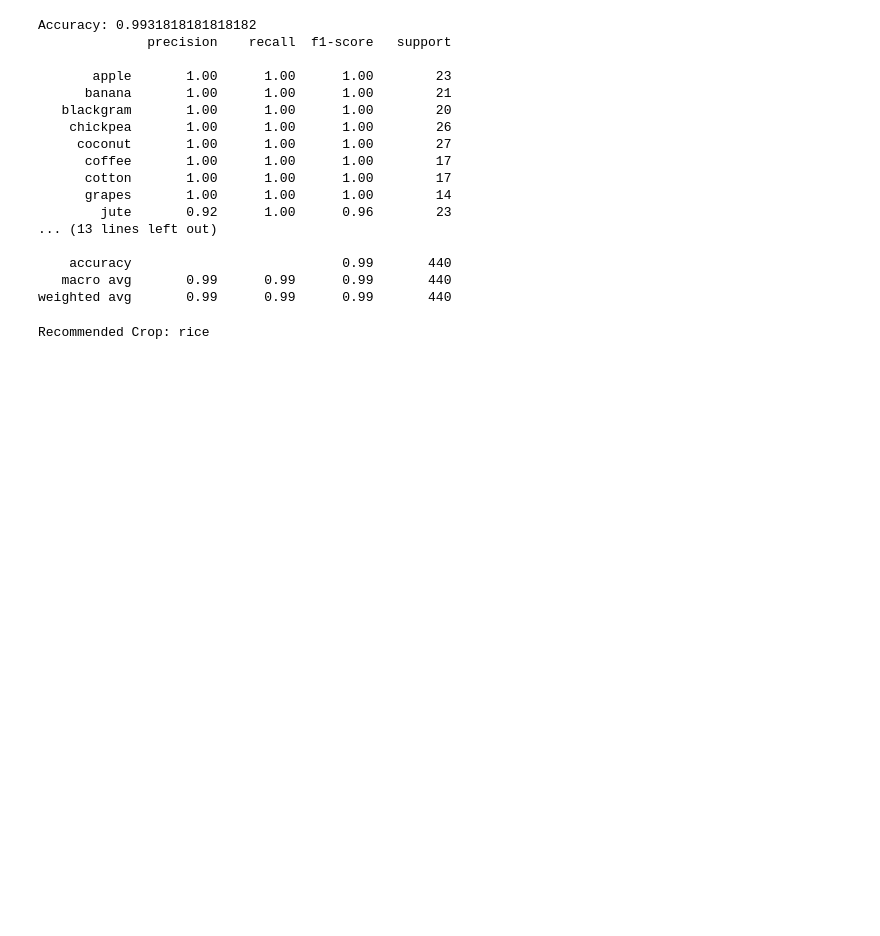
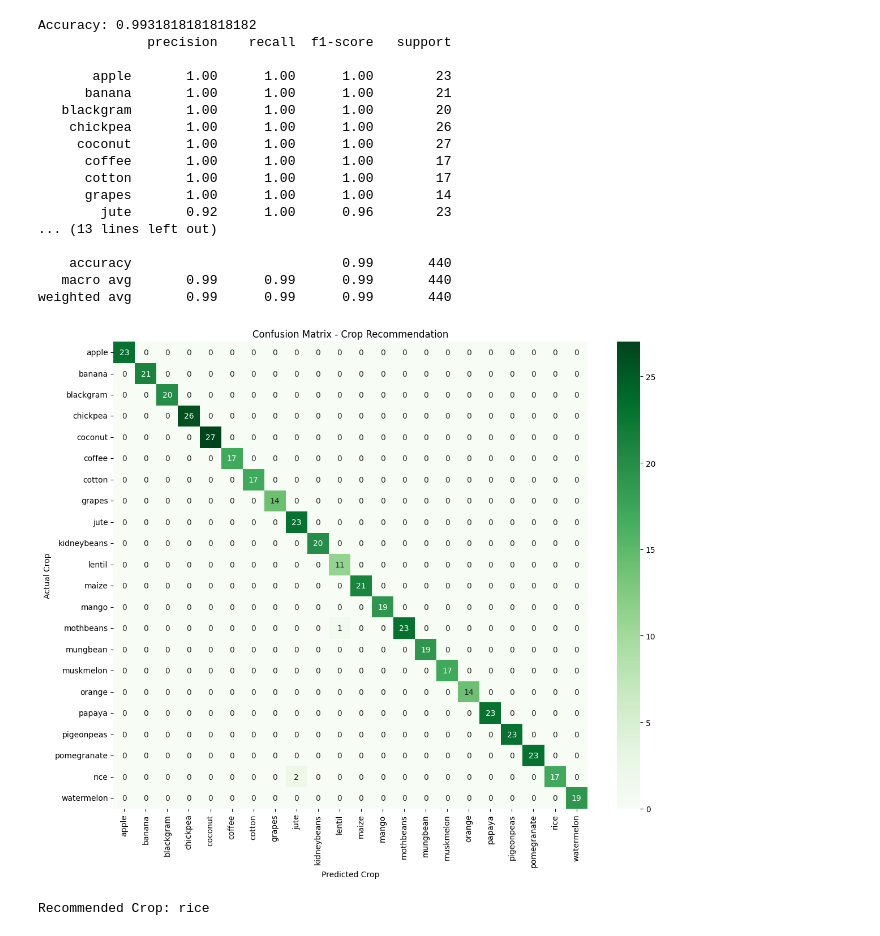
Before and after one commit to PxKhadkekar/Crop-ML-Model, a Jupyter notebook: crop_rec_sys.ipynb, the cells around one changed output. Saved outputs shown, nothing was run; the diff lists cells and outputs as text; code cells hidden in the pictures; blank space fills up the shorter version.

```diff
--- a/crop_rec_sys.ipynb
+++ b/crop_rec_sys.ipynb
@@ -59,11 +63,3 @@ memory usage: 137.6+ KB
 | 50% | 37.000000 | 51.000000 | 32.000000 | 25.598693 | 80.473146 | 6.425045 | 94.867624 |
 | 75% | 84.250000 | 68.000000 | 49.000000 | 28.561654 | 89.948771 | 6.923643 | 124.267508 |
 | max | 140.000000 | 145.000000 | 205.000000 | 43.675493 | 99.981876 | 9.935091 | 298.560117 |
-# %%
-import pandas as pd
-
-df = pd.read_csv("/content/crop-recommendation-dataset/Crop_recommendation.csv")
-
-df.head()
-df.info()
-df.describe()
@@ -134,4 +111,23 @@ Accuracy: 0.9931818181818182
     accuracy                           0.99       440
    macro avg       0.99      0.99      0.99       440
 weighted avg       0.99      0.99      0.99       440
+# %%
+# Visualize performance using confusion matrix
+import matplotlib.pyplot as plt
+import seaborn as sns
+from sklearn.metrics import confusion_matrix
+
+# Generate and plot confusion matrix
+cm = confusion_matrix(y_test, y_pred)
+plt.figure(figsize=(12, 10))
+sns.heatmap(cm, annot=True, fmt='d', cmap='Greens', xticklabels=le.classes_, yticklabels=le.classes_)
+plt.title("Confusion Matrix - Crop Recommendation")
+plt.xlabel("Predicted Crop")
+plt.ylabel("Actual Crop")
+plt.xticks(rotation=90)
+plt.yticks(rotation=0)
+plt.tight_layout()
+plt.show()
+# %% [output]
+[figure, added]
 # %%
```
Also changed, not shown: parts of 10 cells of this notebook.
